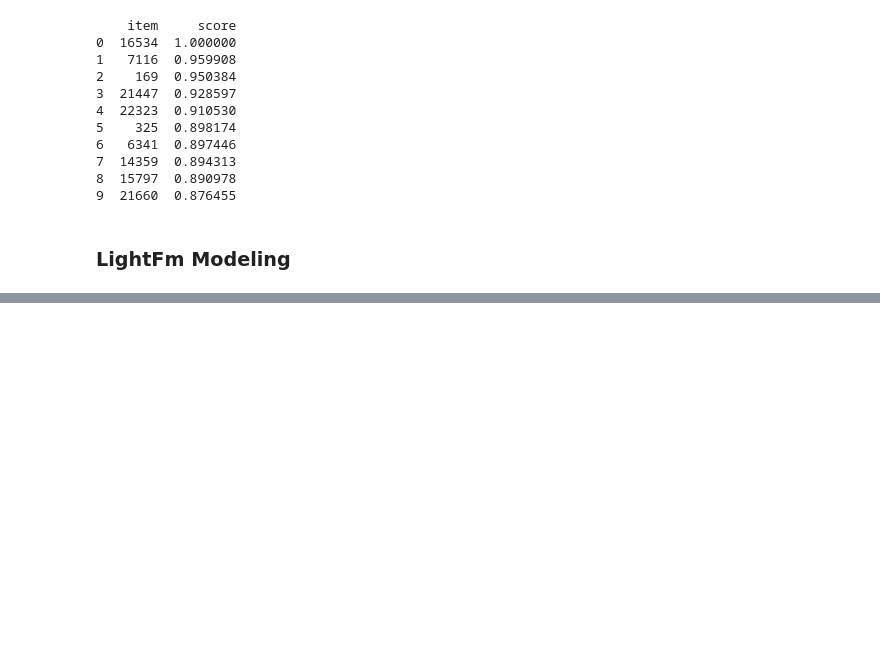
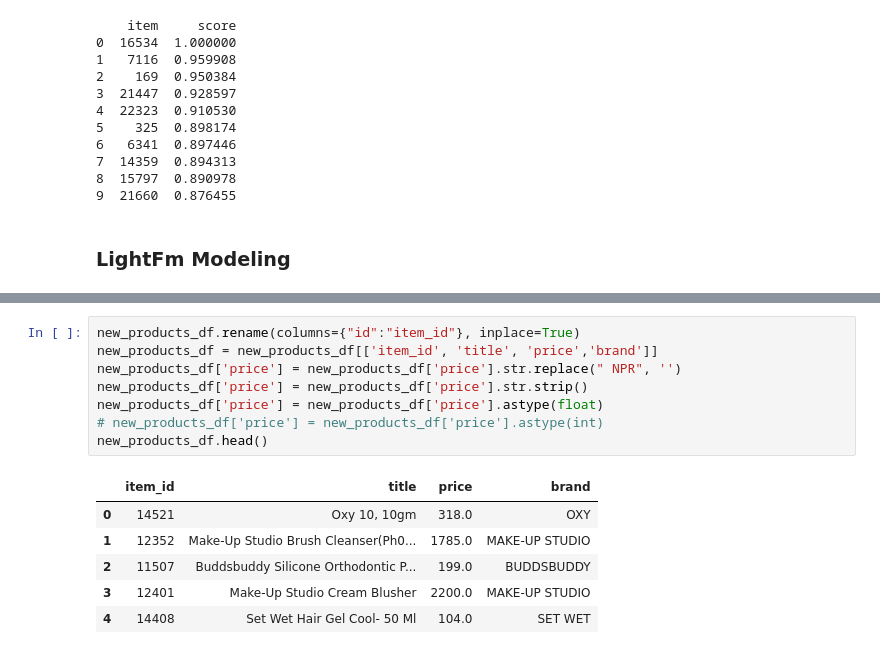
Before and after one commit to khadkarajesh/recommender-system, a Jupyter notebook: notebook.ipynb, the cells around one changed output, grey strips where cells are left out. Drawn from its saved outputs; the diff is of its cells as text; blank space fills up the shorter version.

```diff
--- a/notebook.ipynb
+++ b/notebook.ipynb
@@ -289,0 +302,15 @@ print(recommendations)
+# %%
+new_products_df.rename(columns={"id":"item_id"}, inplace=True)
+new_products_df = new_products_df[['item_id', 'title', 'price','brand']]
+new_products_df['price'] = new_products_df['price'].str.replace(" NPR", '')
+new_products_df['price'] = new_products_df['price'].str.strip()
+new_products_df['price'] = new_products_df['price'].astype(float)
+# new_products_df['price'] = new_products_df['price'].astype(int)
+new_products_df.head()
+# %% [output]
+|  | item_id | title | price | brand |
+| 0 | 14521 | Oxy 10, 10gm | 318.0 | OXY |
+| 1 | 12352 | Make-Up Studio Brush Cleanser(Ph0... | 1785.0 | MAKE-UP STUDIO |
+| 2 | 11507 | Buddsbuddy Silicone Orthodontic P... | 199.0 | BUDDSBUDDY |
+| 3 | 12401 | Make-Up Studio Cream Blusher | 2200.0 | MAKE-UP STUDIO |
+| 4 | 14408 | Set Wet Hair Gel Cool- 50 Ml | 104.0 | SET WET |
```
Also changed, not shown: parts of 27 cells of this notebook, 5 other files.
